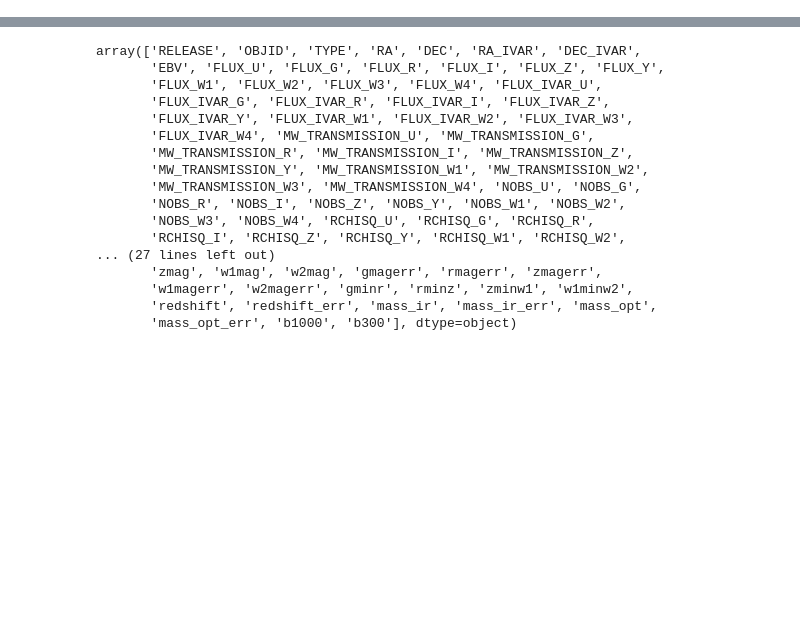
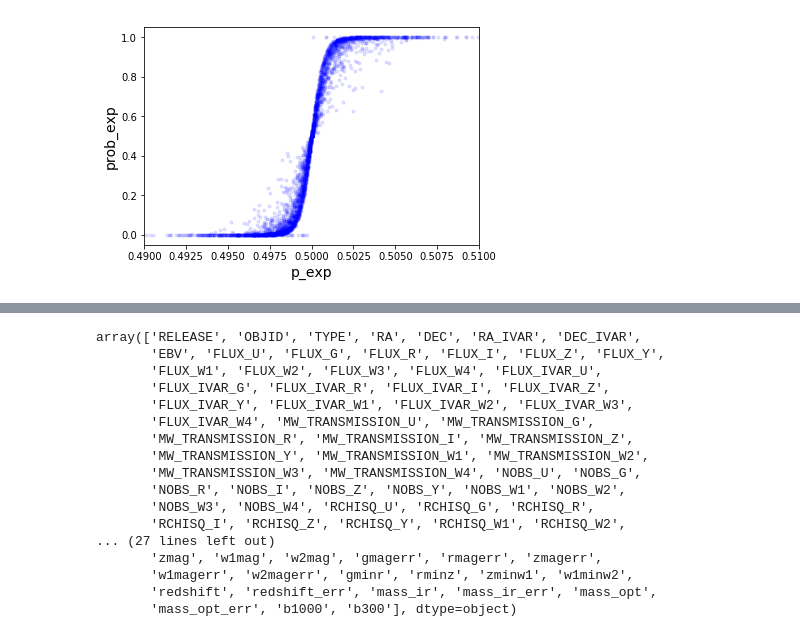
Before and after one commit to AlanPearl/margaret, a Jupyter notebook: notebooks/RedshiftAnalysis.ipynb, the cells around one changed output, grey strips where cells are left out. Cells and saved outputs as stored; diff of their text form; code cells hidden in the pictures; blank space fills up the shorter version.

```diff
--- a/notebooks/RedshiftAnalysis.ipynb
+++ b/notebooks/RedshiftAnalysis.ipynb
@@ -26,4 +98,9 @@ import numpy as np
 import scipy.stats as stats
 import time
 # %%
-data = importdata.importdata(slice(None,100000))
+data = importdata.importdata()
+# %%
+plt.plot(data["p_exp"],data["prob_exp"],"b.",alpha=.1)
+plt.xlim([.49,.51]); plt.xlabel("p_exp", fontsize=14); plt.ylabel("prob_exp", fontsize=14);
+# %% [output]
+[figure, added]
```
Also changed, not shown: parts of 9 cells of this notebook, 2 other files.
